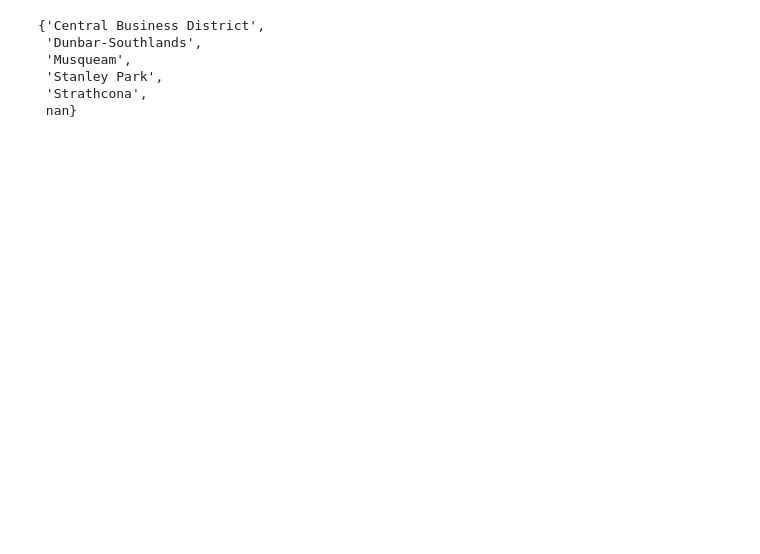
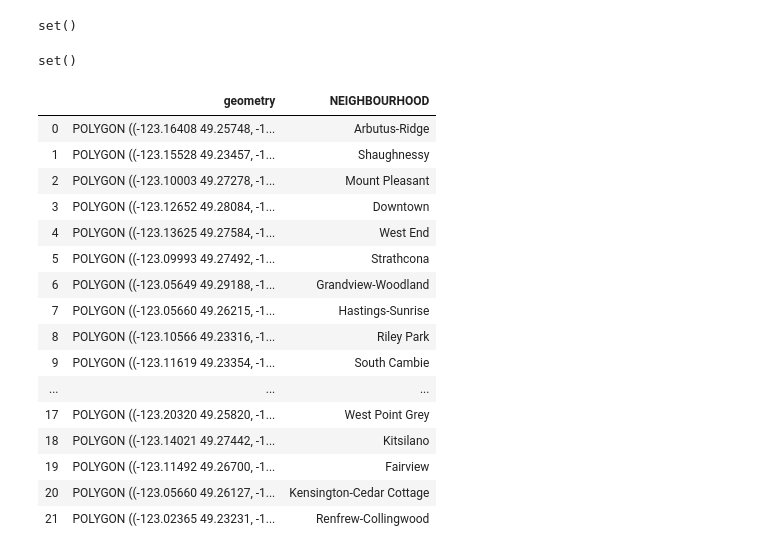
Before and after one commit to tguo9/Vancouver-Crime-Stats, a Jupyter notebook: scr/josn_parsing.ipynb, the cells around one changed output. Saved outputs shown, nothing was run; the diff lists cells and outputs as text; code cells hidden in the pictures; blank space fills up the shorter version.

```diff
--- a/scr/josn_parsing.ipynb
+++ b/scr/josn_parsing.ipynb
@@ -4,10 +8,14 @@ import pandas as pd
 # %%
-geojson_path = 'vancouver.json'
+geojson_path = '../data/vancouver.geojson'
 van_json = json.loads(open(geojson_path).read())
-# %%
-num_nei = set()
-for a in van_json['features']:
-    num_nei.add(a['properties']['name'])
+# %%
+geojson_neiborhoods = set()
+for a in van_json['features']:
+    if(a['properties']['Name'] == 'Downtown'):
+        a['properties']['Name'] = 'Central Business District'
+    elif(a['properties']['Name'] == 'Arbutus-Ridge'):
+        a['properties']['Name'] = 'Arbutus Ridge'
+    geojson_neiborhoods.add(a['properties']['Name'])
 # %%
 data_path = '../data/crimedata_csv_all_years.csv'
 van_pd = pd.read_csv(data_path)
@@ -20,9 +21,0 @@ num_nei - van_pd_nei
-# %%
-van_pd_nei - num_nei
-# %% [output]
-{'Central Business District',
- 'Dunbar-Southlands',
- 'Musqueam',
- 'Stanley Park',
- 'Strathcona',
- nan}
@@ -28,0 +25,51 @@ van_pd_nei - num_nei
+# %%
+geojson_neiborhoods - van_pd_less_neighborhood
+# %% [output]
+set()
+# %%
+van_pd_less_neighborhood - geojson_neiborhoods
+# %% [output]
+set()
+# %%
+geojson_filepath = '../data/vancouver.geojson'
+
+def open_geojson(path):
+    """
+    Opens a geojson file at "path" filepath
+    """
+    with open(path) as json_data:
+        d = json.load(json_data)
+    return d
+
+def get_geopandas_df(path):
+    """
+    Creates geopandas dataframe from geeojson file
+    at "path" filepath
+    """
+    open_json = open_geojson(path)
+    gdf = gpd.GeoDataFrame.from_features((open_json))
+    return gdf
+
+# Create geopandas dataframe from Central Park geoJson file
+gdf = get_geopandas_df(geojson_filepath)
+gdf = gdf.rename(columns = {'Name': 'NEIGHBOURHOOD'}).drop(columns = 'description')
+# %%
+gdf
+# %% [output]
+|  | geometry | NEIGHBOURHOOD |
+| 0 | POLYGON ((-123.16408 49.25748, -1... | Arbutus-Ridge |
+| 1 | POLYGON ((-123.15528 49.23457, -1... | Shaughnessy |
+| 2 | POLYGON ((-123.10003 49.27278, -1... | Mount Pleasant |
+| 3 | POLYGON ((-123.12652 49.28084, -1... | Downtown |
+| 4 | POLYGON ((-123.13625 49.27584, -1... | West End |
+| 5 | POLYGON ((-123.09993 49.27492, -1... | Strathcona |
+| 6 | POLYGON ((-123.05649 49.29188, -1... | Grandview-Woodland |
+| 7 | POLYGON ((-123.05660 49.26215, -1... | Hastings-Sunrise |
+| 8 | POLYGON ((-123.10566 49.23316, -1... | Riley Park |
+| 9 | POLYGON ((-123.11619 49.23354, -1... | South Cambie |
+| ... | ... | ... |
+| 17 | POLYGON ((-123.20320 49.25820, -1... | West Point Grey |
+| 18 | POLYGON ((-123.14021 49.27442, -1... | Kitsilano |
+| 19 | POLYGON ((-123.11492 49.26700, -1... | Fairview |
+| 20 | POLYGON ((-123.05660 49.26127, -1... | Kensington-Cedar Cottage |
+| 21 | POLYGON ((-123.02365 49.23231, -1... | Renfrew-Collingwood |
```
Also changed, not shown: parts of 9 cells of this notebook, 3 other files.
